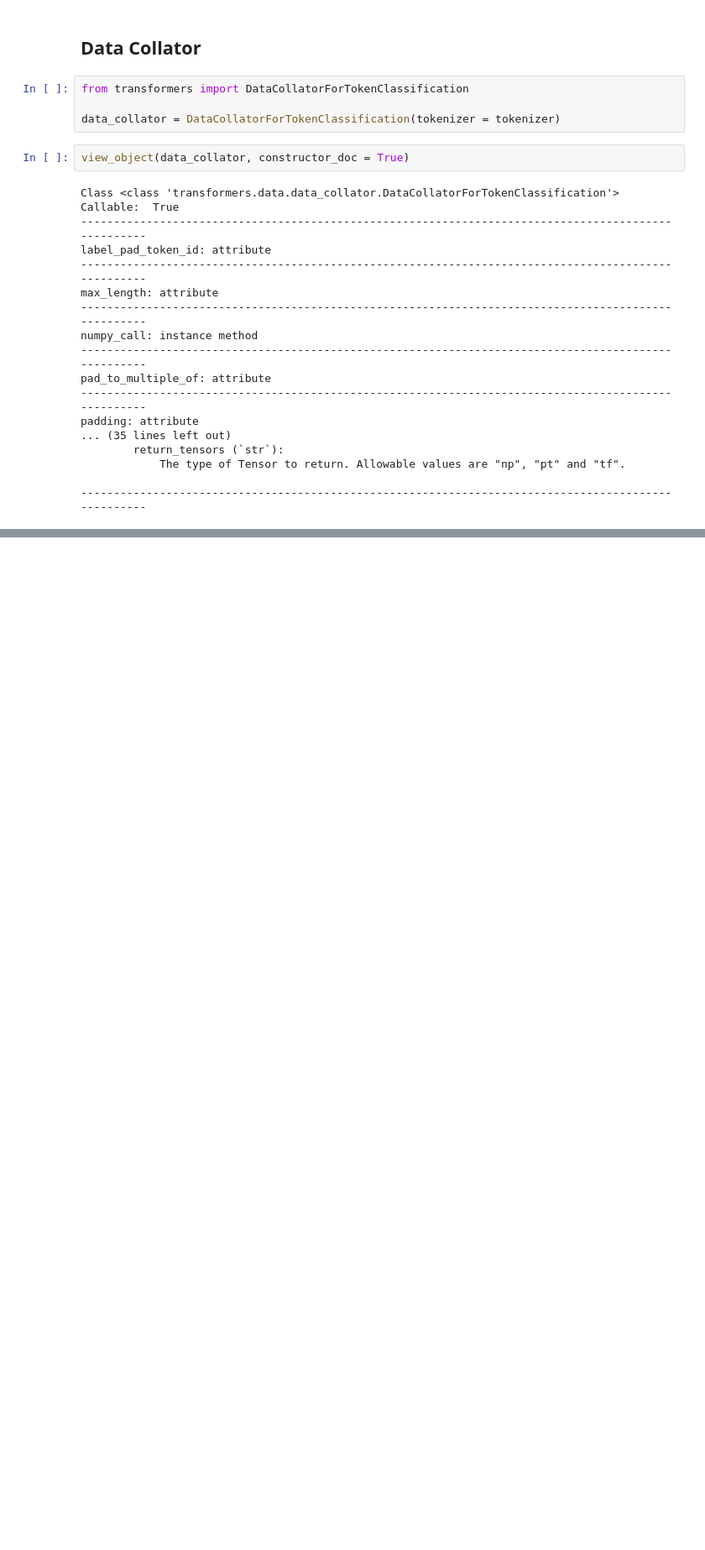
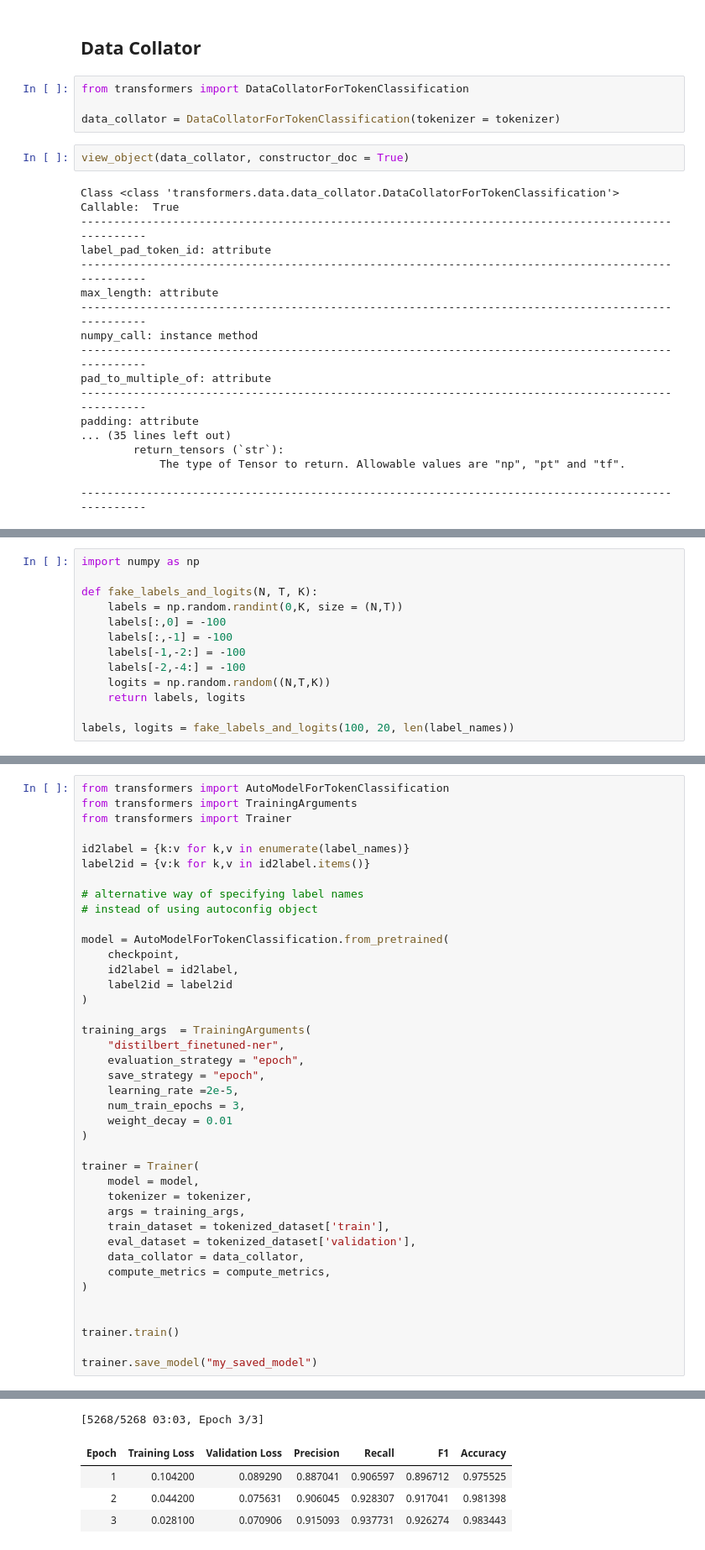
Before and after one commit to Kira1108/huggingface-examples, a Jupyter notebook: TokenClassification.ipynb, the cells around one changed output, grey strips where cells are left out. Shown at 84% size. Cells and saved outputs as stored; diff of their text form; blank space fills up the shorter version.

```diff
--- a/TokenClassification.ipynb
+++ b/TokenClassification.ipynb
@@ -317,0 +339,13 @@ Successfully installed seqeval-1.2.2
+# %%
+import numpy as np
+
+def fake_labels_and_logits(N, T, K):
+    labels = np.random.randint(0,K, size = (N,T))
+    labels[:,0] = -100
+    labels[:,-1] = -100
+    labels[-1,-2:] = -100
+    labels[-2,-4:] = -100
+    logits = np.random.random((N,T,K))
+    return labels, logits
+
+labels, logits = fake_labels_and_logits(100, 20, len(label_names))
@@ -317,0 +437,41 @@ Successfully installed seqeval-1.2.2
+# %%
+from transformers import AutoModelForTokenClassification
+from transformers import TrainingArguments
+from transformers import Trainer
+
+id2label = {k:v for k,v in enumerate(label_names)}
+label2id = {v:k for k,v in id2label.items()}
+
+# alternative way of specifying label names
+# instead of using autoconfig object
+
+model = AutoModelForTokenClassification.from_pretrained(
+    checkpoint,
+    id2label = id2label,
+    label2id = label2id
+)
+
+training_args  = TrainingArguments(
+    "distilbert_finetuned-ner",
+    evaluation_strategy = "epoch",
+    save_strategy = "epoch",
+    learning_rate =2e-5,
+    num_train_epochs = 3,
+    weight_decay = 0.01
+)
+
+trainer = Trainer(
+    model = model,
+    tokenizer = tokenizer,
+    args = training_args,
+    train_dataset = tokenized_dataset['train'],
+    eval_dataset = tokenized_dataset['validation'],
+    data_collator = data_collator,
+    compute_metrics = compute_metrics,
+)
+
+
+trainer.train()
+
+trainer.save_model("my_saved_model")
+# %% [output]
@@ -317,0 +491,5 @@ Successfully installed seqeval-1.2.2
+[5268/5268 03:03, Epoch 3/3]
+| Epoch | Training Loss | Validation Loss | Precision | Recall | F1 | Accuracy |
+| 1 | 0.104200 | 0.089290 | 0.887041 | 0.906597 | 0.896712 | 0.975525 |
+| 2 | 0.044200 | 0.075631 | 0.906045 | 0.928307 | 0.917041 | 0.981398 |
+| 3 | 0.028100 | 0.070906 | 0.915093 | 0.937731 | 0.926274 | 0.983443 |
```
Also changed, not shown: parts of 15 cells of this notebook.
